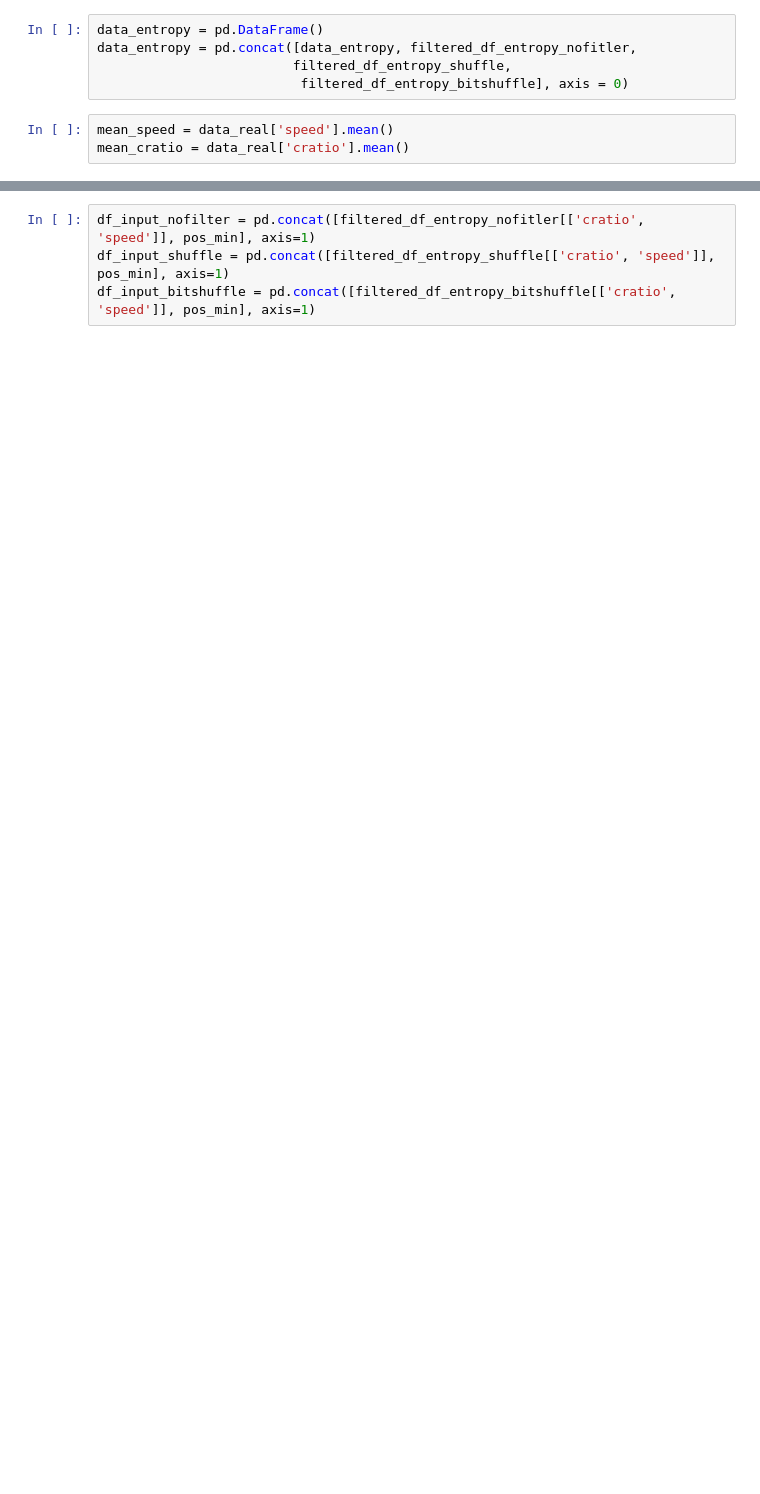
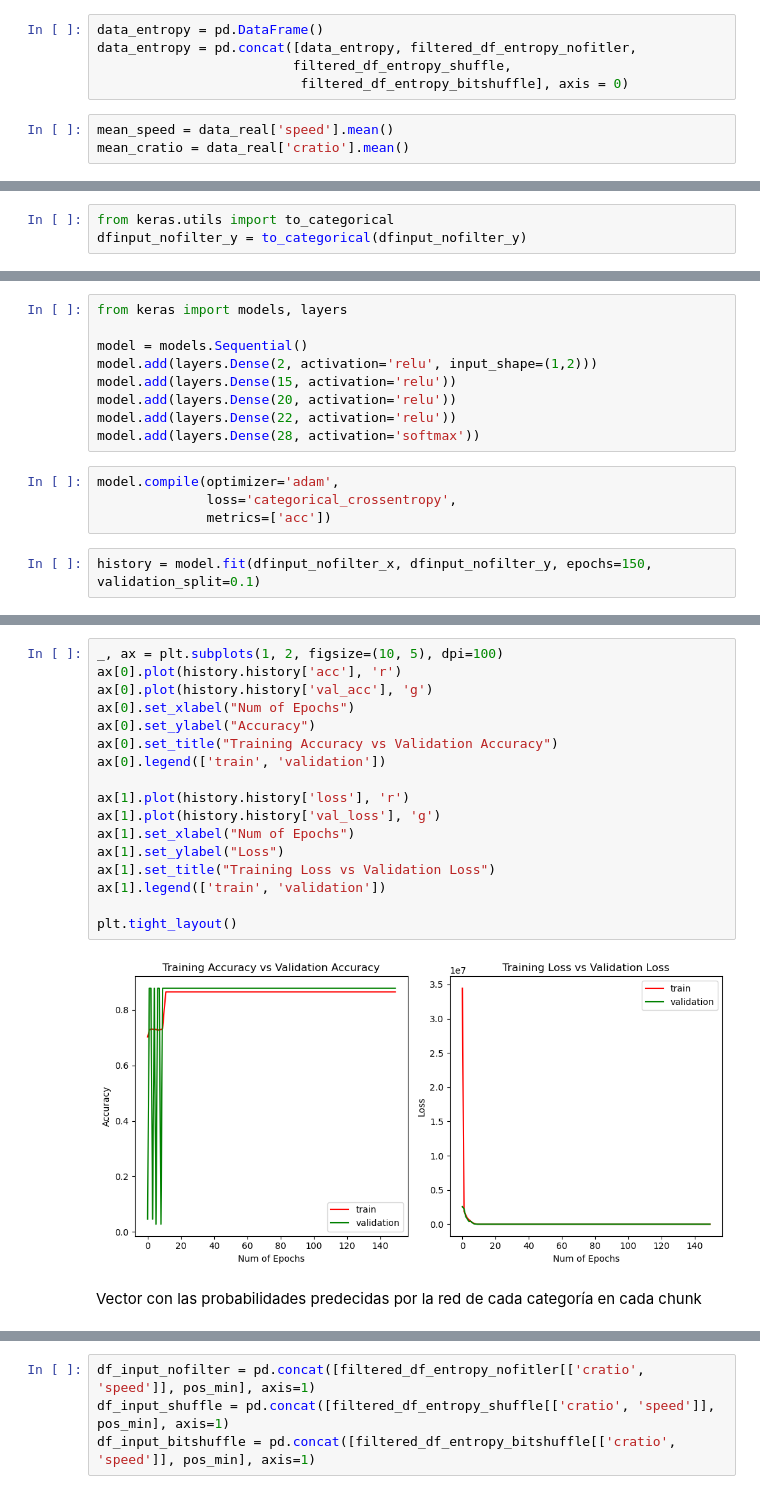
Before and after one commit to MartaAicart/DL_Compression, a Jupyter notebook: data_analysis/Red_neuronal.ipynb, the cells around one changed output, grey strips where cells are left out. Cells and saved outputs as stored; diff of their text form; blank space fills up the shorter version.

Commit message:
Ahora los inputs son todo el dataseti

```diff
--- a/data_analysis/Red_neuronal.ipynb
+++ b/data_analysis/Red_neuronal.ipynb
@@ -632,0 +766,3 @@ df_bitshuffle = pd.concat([df10, df11, df12, df13, df14, df25, df26, df27, df28,
+# %%
+from keras.utils import to_categorical
+dfinput_nofilter_y = to_categorical(dfinput_nofilter_y)
@@ -632,0 +774,15 @@ df_bitshuffle = pd.concat([df10, df11, df12, df13, df14, df25, df26, df27, df28,
+# %%
+from keras import models, layers
+
+model = models.Sequential()
+model.add(layers.Dense(2, activation='relu', input_shape=(1,2)))
+model.add(layers.Dense(15, activation='relu'))
+model.add(layers.Dense(20, activation='relu'))
+model.add(layers.Dense(22, activation='relu'))
+model.add(layers.Dense(28, activation='softmax'))
+# %%
+model.compile(optimizer='adam',
+              loss='categorical_crossentropy',
+              metrics=['acc'])
+# %%
+history = model.fit(dfinput_nofilter_x, dfinput_nofilter_y, epochs=150, validation_split=0.1)
@@ -632,0 +807,21 @@ df_bitshuffle = pd.concat([df10, df11, df12, df13, df14, df25, df26, df27, df28,
+# %%
+_, ax = plt.subplots(1, 2, figsize=(10, 5), dpi=100)
+ax[0].plot(history.history['acc'], 'r')
+ax[0].plot(history.history['val_acc'], 'g')
+ax[0].set_xlabel("Num of Epochs")
+ax[0].set_ylabel("Accuracy")
+ax[0].set_title("Training Accuracy vs Validation Accuracy")
+ax[0].legend(['train', 'validation'])
+
+ax[1].plot(history.history['loss'], 'r')
+ax[1].plot(history.history['val_loss'], 'g')
+ax[1].set_xlabel("Num of Epochs")
+ax[1].set_ylabel("Loss")
+ax[1].set_title("Training Loss vs Validation Loss")
+ax[1].legend(['train', 'validation'])
+
+plt.tight_layout()
+# %% [output]
+[figure, added]
+# %% [markdown]
+Vector con las probabilidades predecidas por la red de cada categoría en cada chunk
```
Also changed, not shown: parts of 236 cells of this notebook.
